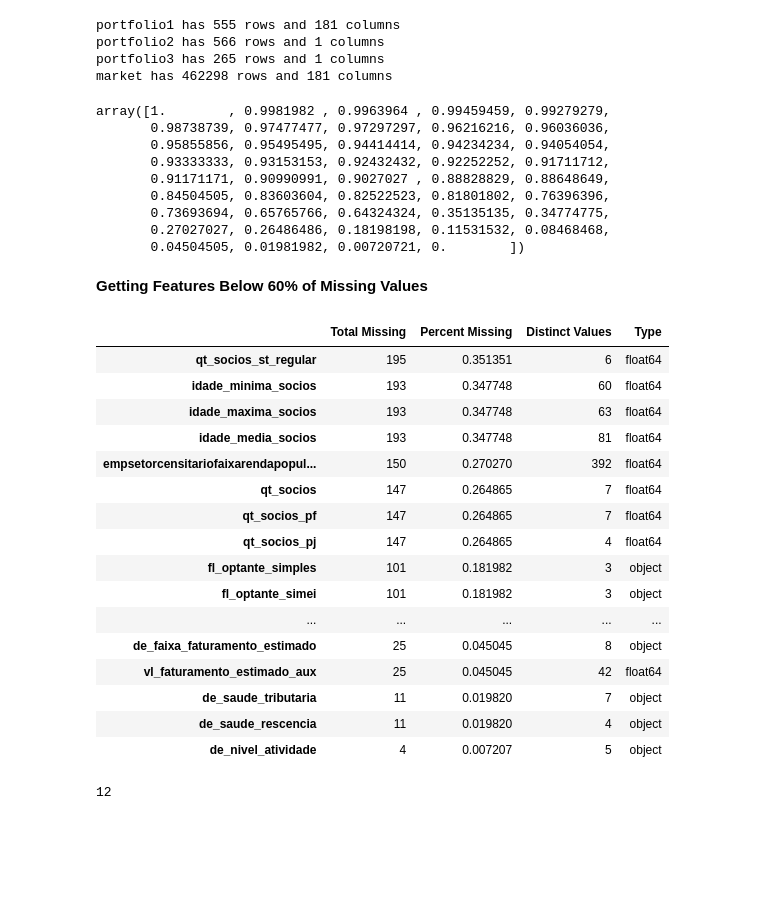
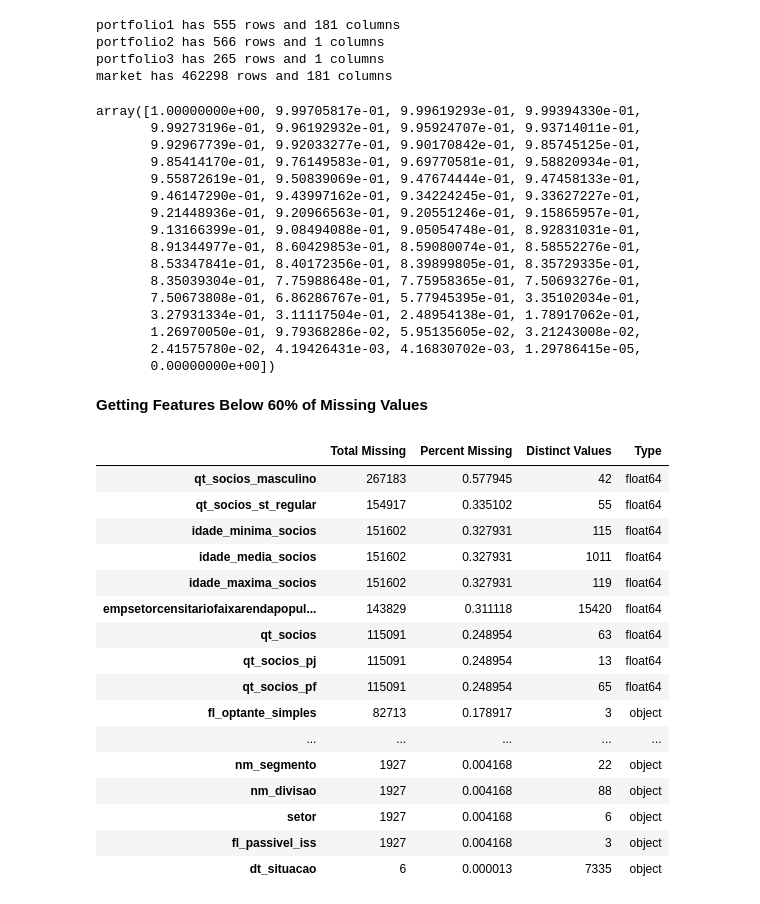
Before and after one commit to codenation-dev/squad-6-ad-data-science-1, a Jupyter notebook: analysis/1 - EDA.ipynb, the cells around one changed output. Cells and saved outputs as stored; diff of their text form; code cells hidden in the pictures; blank space fills up the shorter version.

```diff
--- a/analysis/1 - EDA.ipynb
+++ b/analysis/1 - EDA.ipynb
@@ -11,7 +11,7 @@ pd.set_option('display.max_columns', None)
 portfolio1 = pd.read_csv('../data/raw/estaticos_portfolio1.csv')
 portfolio2 = pd.read_csv('../data/raw/estaticos_portfolio2.csv')
 portfolio3 = pd.read_csv('../data/raw/estaticos_portfolio3.csv')
-market     = pd.read_csv('../data/raw/estaticos_market.csv')
+market     = pd.read_csv('../data/raw/estaticos_market.csv.gz', compression='gzip')
 # %%
 names = ['portfolio1', 'portfolio2', 'portfolio3', 'market']
 dfs   = [portfolio1, portfolio2, portfolio3, market]
@@ -28,54 +28,57 @@ def get_metadata(df, features=None):
     df = df.copy()
     if features is None:
         features = list(df.columns)
-    total_missing = df[features].isnull().sum()
-    percent_missing = (df[features].isnull().sum()/df[features].isnull().count())
+    total_missing = df[features].isna().sum()
+    percent_missing = (df[features].isna().sum()/df[features].isna().count())
     distinct_values = df.nunique(dropna=False)
     types = df.dtypes
     meta_data = pd.concat([total_missing, percent_missing, distinct_values, types],
                           axis=1, keys=['Total Missing', 'Percent Missing', 'Distinct Values', 'Type'])
     return meta_data.sort_values('Percent Missing', ascending=False)
 # %%
-metadata = get_metadata(portfolio1)
+metadata = get_metadata(market)
 metadata['Percent Missing'].unique()
 # %% [output]
-array([1.        , 0.9981982 , 0.9963964 , 0.99459459, 0.99279279,
-       0.98738739, 0.97477477, 0.97297297, 0.96216216, 0.96036036,
-       0.95855856, 0.95495495, 0.94414414, 0.94234234, 0.94054054,
-       0.93333333, 0.93153153, 0.92432432, 0.92252252, 0.91711712,
-       0.91171171, 0.90990991, 0.9027027 , 0.88828829, 0.88648649,
-       0.84504505, 0.83603604, 0.82522523, 0.81801802, 0.76396396,
-       0.73693694, 0.65765766, 0.64324324, 0.35135135, 0.34774775,
-       0.27027027, 0.26486486, 0.18198198, 0.11531532, 0.08468468,
-       0.04504505, 0.01981982, 0.00720721, 0.        ])
+array([1.00000000e+00, 9.99705817e-01, 9.99619293e-01, 9.99394330e-01,
+       9.99273196e-01, 9.96192932e-01, 9.95924707e-01, 9.93714011e-01,
+       9.92967739e-01, 9.92033277e-01, 9.90170842e-01, 9.85745125e-01,
+       9.85414170e-01, 9.76149583e-01, 9.69770581e-01, 9.58820934e-01,
+       9.55872619e-01, 9.50839069e-01, 9.47674444e-01, 9.47458133e-01,
+       9.46147290e-01, 9.43997162e-01, 9.34224245e-01, 9.33627227e-01,
+       9.21448936e-01, 9.20966563e-01, 9.20551246e-01, 9.15865957e-01,
+       9.13166399e-01, 9.08494088e-01, 9.05054748e-01, 8.92831031e-01,
+       8.91344977e-01, 8.60429853e-01, 8.59080074e-01, 8.58552276e-01,
+       8.53347841e-01, 8.40172356e-01, 8.39899805e-01, 8.35729335e-01,
+       8.35039304e-01, 7.75988648e-01, 7.75958365e-01, 7.50693276e-01,
+       7.50673808e-01, 6.86286767e-01, 5.77945395e-01, 3.35102034e-01,
+       3.27931334e-01, 3.11117504e-01, 2.48954138e-01, 1.78917062e-01,
+       1.26970050e-01, 9.79368286e-02, 5.95135605e-02, 3.21243008e-02,
+       2.41575780e-02, 4.19426431e-03, 4.16830702e-03, 1.29786415e-05,
+       0.00000000e+00])
 # %% [markdown]
 **Getting Features Below 60% of Missing Values**
 # %%
 use_features = list(metadata[metadata['Percent Missing'] < .60].index)
-df_portfolio1 = portfolio1[use_features].reset_index()
+df_market = market[use_features].reset_index()
 # %%
-df_portfolio1_meta = get_metadata(df_portfolio1)
-df_portfolio1_meta[df_portfolio1_meta['Total Missing'] > 0]
+df_market_meta = get_metadata(df_market)
+df_market_meta[df_market_meta['Total Missing'] > 0]
 # %% [output]
 |  | Total Missing | Percent Missing | Distinct Values | Type |
-| qt_socios_st_regular | 195 | 0.351351 | 6 | float64 |
-| idade_minima_socios | 193 | 0.347748 | 60 | float64 |
-| idade_maxima_socios | 193 | 0.347748 | 63 | float64 |
-| idade_media_socios | 193 | 0.347748 | 81 | float64 |
-| empsetorcensitariofaixarendapopul... | 150 | 0.270270 | 392 | float64 |
-| qt_socios | 147 | 0.264865 | 7 | float64 |
-| qt_socios_pf | 147 | 0.264865 | 7 | float64 |
-| qt_socios_pj | 147 | 0.264865 | 4 | float64 |
-| fl_optante_simples | 101 | 0.181982 | 3 | object |
-| fl_optante_simei | 101 | 0.181982 | 3 | object |
+| qt_socios_masculino | 267183 | 0.577945 | 42 | float64 |
+| qt_socios_st_regular | 154917 | 0.335102 | 55 | float64 |
+| idade_minima_socios | 151602 | 0.327931 | 115 | float64 |
+| idade_media_socios | 151602 | 0.327931 | 1011 | float64 |
+| idade_maxima_socios | 151602 | 0.327931 | 119 | float64 |
+| empsetorcensitariofaixarendapopul... | 143829 | 0.311118 | 15420 | float64 |
+| qt_socios | 115091 | 0.248954 | 63 | float64 |
+| qt_socios_pj | 115091 | 0.248954 | 13 | float64 |
+| qt_socios_pf | 115091 | 0.248954 | 65 | float64 |
+| fl_optante_simples | 82713 | 0.178917 | 3 | object |
 | ... | ... | ... | ... | ... |
-| de_faixa_faturamento_estimado | 25 | 0.045045 | 8 | object |
-| vl_faturamento_estimado_aux | 25 | 0.045045 | 42 | float64 |
-| de_saude_tributaria | 11 | 0.019820 | 7 | object |
-| de_saude_rescencia | 11 | 0.019820 | 4 | object |
-| de_nivel_atividade | 4 | 0.007207 | 5 | object |
+| nm_segmento | 1927 | 0.004168 | 22 | object |
+| nm_divisao | 1927 | 0.004168 | 88 | object |
+| setor | 1927 | 0.004168 | 6 | object |
+| fl_passivel_iss | 1927 | 0.004168 | 3 | object |
+| dt_situacao | 6 | 0.000013 | 7335 | object |
-# %%
-len(list(df_portfolio1_meta[df_portfolio1_meta['Type'] == 'float64'].index))
-# %% [output]
-12
 # %%
```
Also changed, not shown: parts of 12 cells of this notebook.
